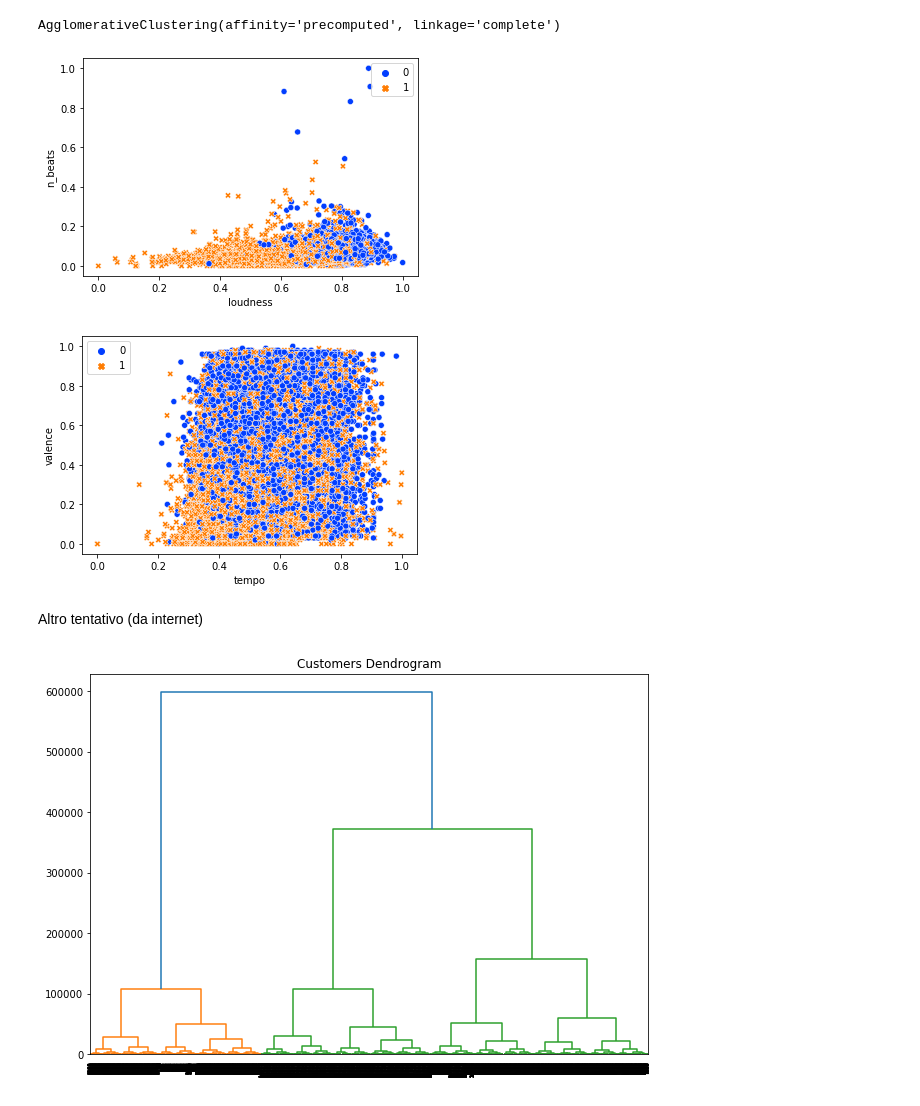
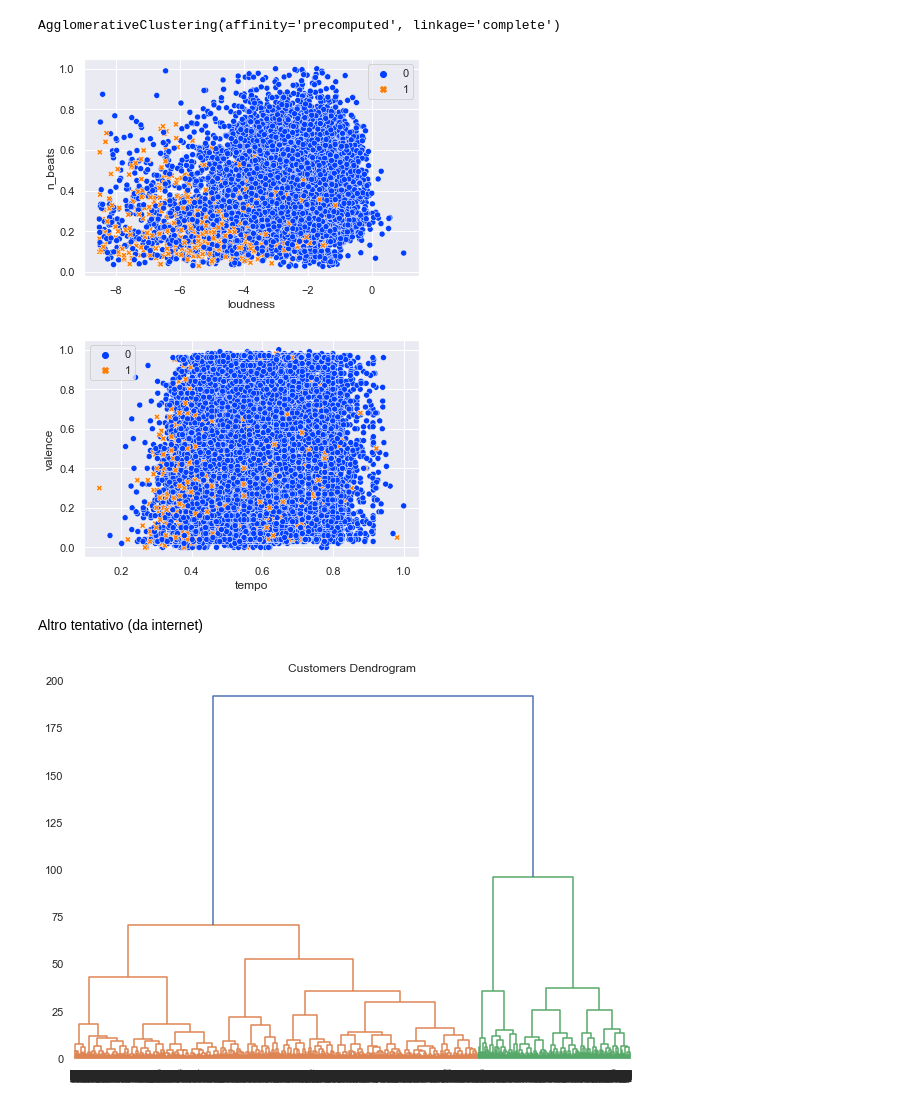
Before and after one commit to Bakko000/Data-Mining, a Jupyter notebook: dataset (missing + split)/clustering.ipynb, the cells around one changed output. Drawn from its saved outputs; the diff is of its cells as text; code cells hidden in the pictures.

```diff
--- a/dataset (missing + split)/clustering.ipynb
+++ b/dataset (missing + split)/clustering.ipynb
@@ -178,7 +125,7 @@ from scipy.cluster.hierarchy import linkage, dendrogram
 # %% [markdown]
 <h2>Normalizzazione</h2>
 # %%
-X = df2.values
+X = df.select_dtypes(include=float).values
 scaler = StandardScaler()
 scaler.fit(X)
 X_scal = scaler.transform(X)
@@ -217,7 +163,7 @@ distortions = []
 K = range(1,10)
 for k in K:
     kmeanModel = KMeans(n_clusters=k)
-    kmeanModel.fit(df3)
+    kmeanModel.fit(df)
     distortions.append(kmeanModel.inertia_)
 
 plt.figure(figsize=(16,8))
@@ -441,17 +383,17 @@ hier.fit(dist)
 Attribute `affinity` was deprecated in version 1.2 and will be removed in 1.4. Use `metric` instead
 AgglomerativeClustering(affinity='precomputed', linkage='complete')
 # %%
-sns.scatterplot(data=df2, y="n_beats", x="loudness",  hue=hier.labels_, style=hier.labels_,
+sns.scatterplot(data=df, y="n_beats", x="loudness",  hue=hier.labels_, style=hier.labels_,
                 palette="bright")
 plt.show()
 # %% [output]
-[figure, old version]
+[figure, new version]
 # %%
-sns.scatterplot(data=df2, y="valence", x="tempo",  hue=hier.labels_,
+sns.scatterplot(data=df, y="valence", x="tempo",  hue=hier.labels_,
                 style=hier.labels_, palette="bright")
 plt.show()
 # %% [output]
-[figure, old version]
+[figure, new version]
 # %% [markdown]
 Altro tentativo (da internet)
 # %%
@@ -462,10 +404,10 @@ plt.title("Customers Dendrogram")
 
 # Selecting Annual Income and Spending Scores by index
 # selected_data = df2.iloc[:, 1:3]
-clusters = shc.linkage(df2,
+clusters = shc.linkage(df.select_dtypes(include=float),
             method='ward',
             metric="euclidean")
 shc.dendrogram(Z=clusters)
 plt.show()
 # %% [output]
-[figure, old version]
+[figure, new version]
```
Also changed, not shown: parts of 25 cells of this notebook.
